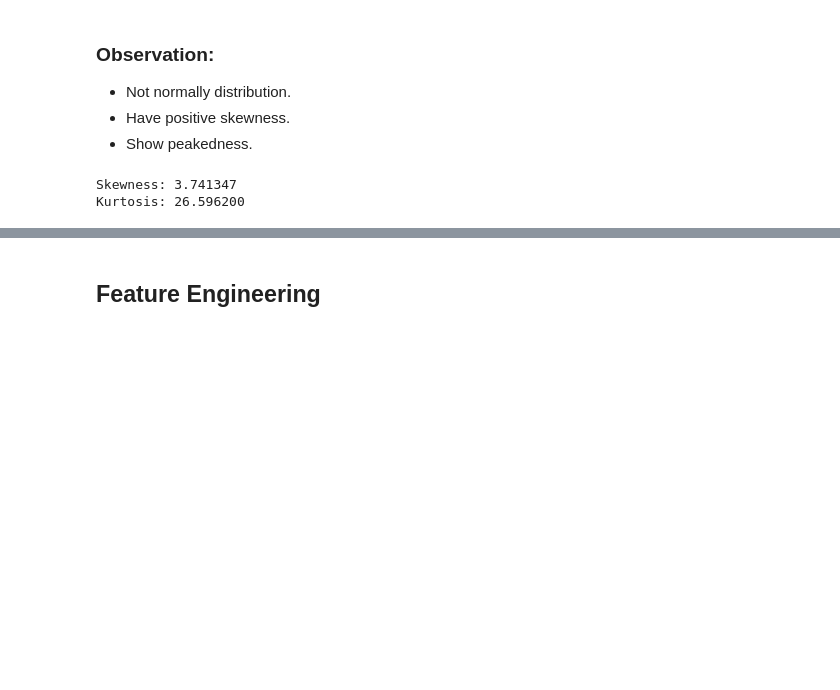
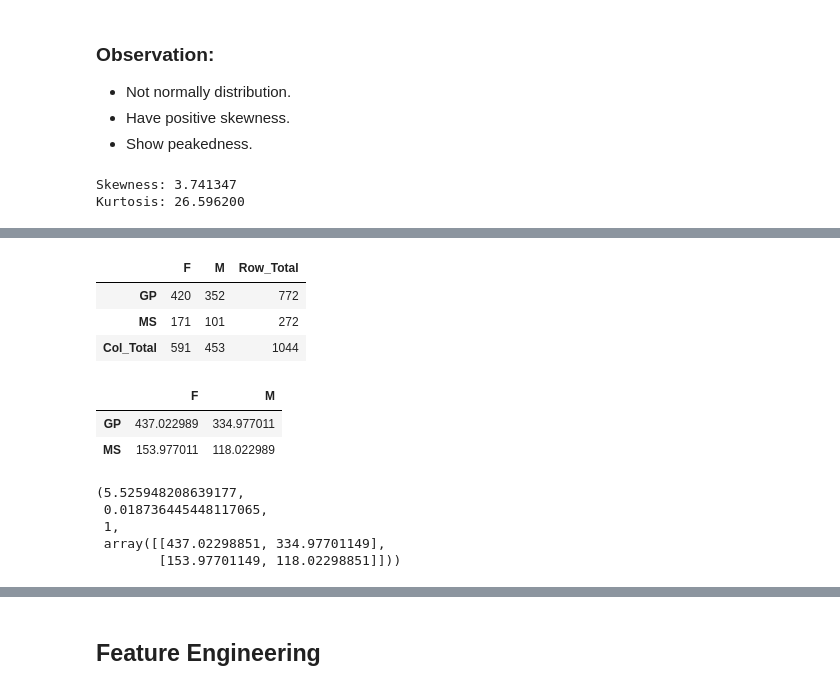
Before and after one commit to senthil-lab/SpreeTail, a Jupyter notebook: Predict_Student_Absences.ipynb, the cells around one changed output, grey strips where cells are left out. Cells and saved outputs as stored; diff of their text form; code cells hidden in the pictures; blank space fills up the shorter version.

```diff
--- a/Predict_Student_Absences.ipynb
+++ b/Predict_Student_Absences.ipynb
@@ -76,0 +161,29 @@ Kurtosis: 26.596200
+# %%
+stu_tab = pd.crosstab(stu['school'], stu['sex'], margins=True)
+stu_tab.columns = ['F', 'M','Row_Total']
+stu_tab.index = ['GP', 'MS', 'Col_Total']
+observed = stu_tab.iloc[0:2,0:2]
+stu_tab
+# %% [output]
+|  | F | M | Row_Total |
+| GP | 420 | 352 | 772 |
+| MS | 171 | 101 | 272 |
+| Col_Total | 591 | 453 | 1044 |
+# %%
+expected = np.outer(stu_tab['Row_Total'][0:2], stu_tab.loc['Col_Total'][0:2])/1044
+expected = pd.DataFrame(expected)
+expected.columns = ['F', 'M']
+expected.index = ['GP','MS']
+expected
+# %% [output]
+|  | F | M |
+| GP | 437.022989 | 334.977011 |
+| MS | 153.977011 | 118.022989 |
+# %%
+stats.chi2_contingency(observed=observed)
+# %% [output]
+(5.525948208639177,
+ 0.018736445448117065,
+ 1,
+ array([[437.02298851, 334.97701149],
+        [153.97701149, 118.02298851]]))
```
Also changed, not shown: parts of 15 cells of this notebook.
